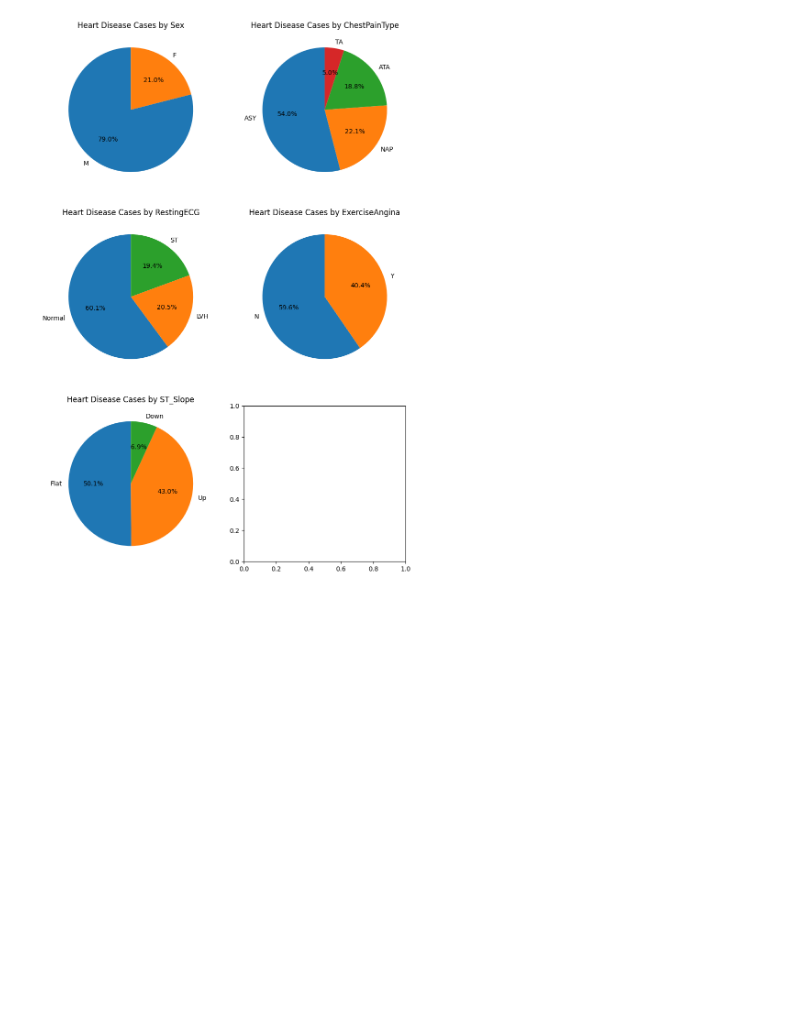
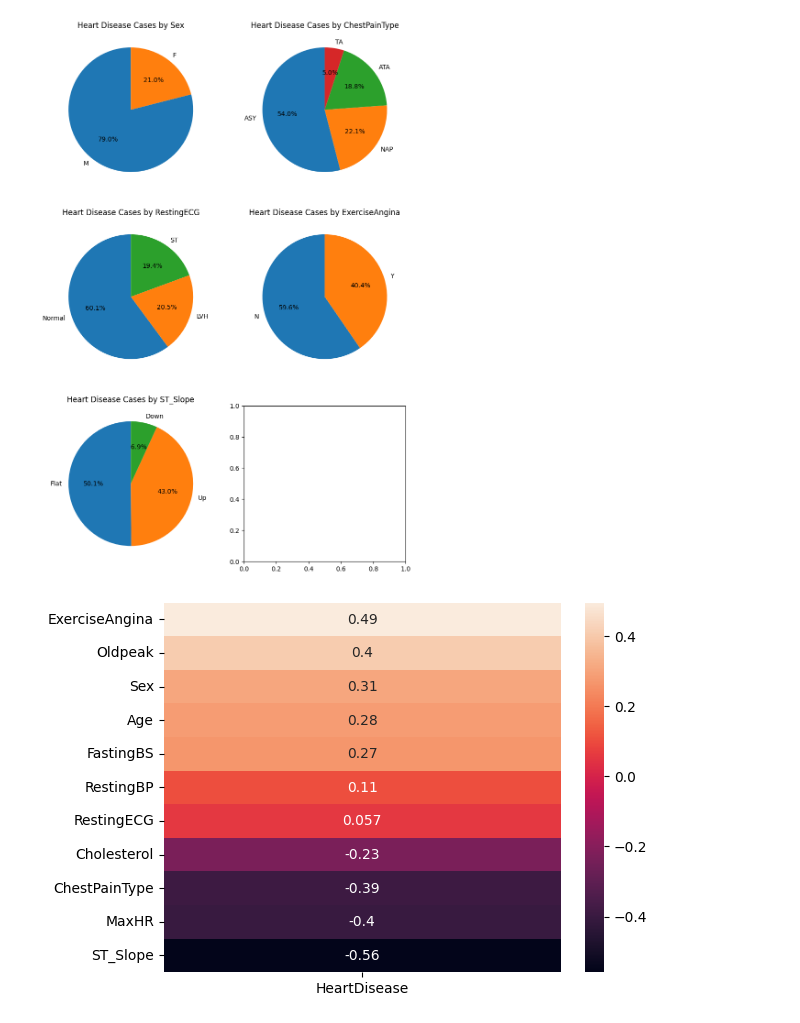
Before and after one commit to wcjona/HeartDiseaseDetection, a Jupyter notebook: data_analysis.ipynb, the cells around one changed output. Drawn from its saved outputs; the diff is of its cells as text; code cells hidden in the pictures; blank space fills up the shorter version.

```diff
--- a/data_analysis.ipynb
+++ b/data_analysis.ipynb
@@ -64,3 +65,8 @@ for i, col in enumerate(qualitative_features):
 plt.show()
 # %% [output]
 [figure]
+# %%
+df = pd.read_csv('dataset/refined_data.csv')
+sns.heatmap(df.corr()['HeartDisease'].drop('HeartDisease').sort_values(ascending=False).to_frame(), annot=True,);
+# %% [output]
+[figure, added]
```
Also changed, not shown: parts of 1 cell of this notebook, 1 other file.
